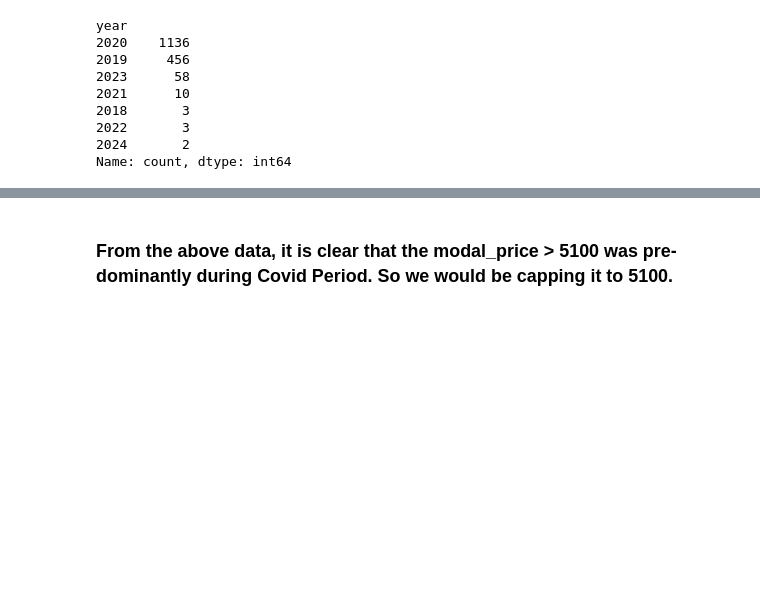
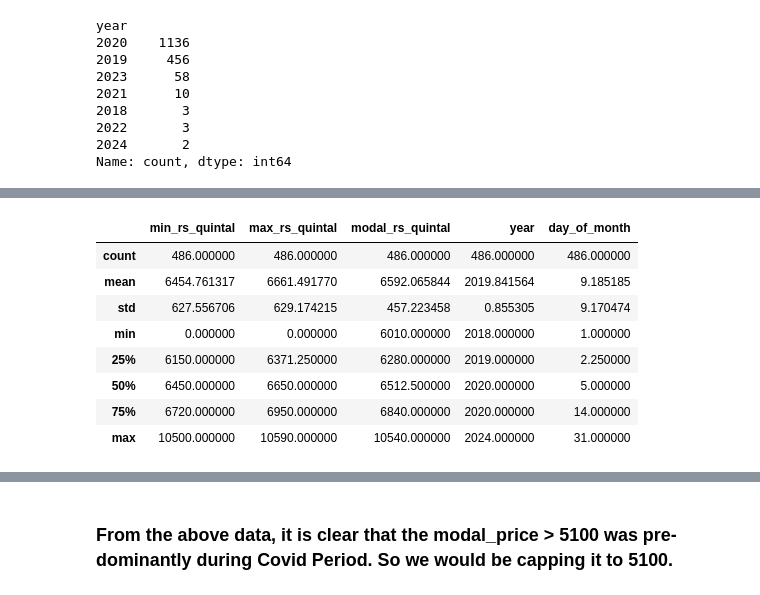
Before and after one commit to mashriram/sih_2024, a Jupyter notebook: src/02_pre_processing.ipynb, the cells around one changed output, grey strips where cells are left out. Cells and saved outputs as stored; diff of their text form; code cells hidden in the pictures; blank space fills up the shorter version.

```diff
--- a/src/forecasting.ipynb
+++ b/src/02_pre_processing.ipynb
@@ -149,0 +154,12 @@ up_5yrs[(up_5yrs['modal_rs_quintal'] > 3000) & (up_5yrs['commodity'] == 'Wheat')
+# %%
+up_5yrs[(up_5yrs['modal_rs_quintal'] > 6000) & (up_5yrs['commodity'] == 'Onion') & (up_5yrs['variety'] == "Red") ].describe()
+# %% [output]
+|  | min_rs_quintal | max_rs_quintal | modal_rs_quintal | year | day_of_month |
+| count | 486.000000 | 486.000000 | 486.000000 | 486.000000 | 486.000000 |
+| mean | 6454.761317 | 6661.491770 | 6592.065844 | 2019.841564 | 9.185185 |
+| std | 627.556706 | 629.174215 | 457.223458 | 0.855305 | 9.170474 |
+| min | 0.000000 | 0.000000 | 6010.000000 | 2018.000000 | 1.000000 |
+| 25% | 6150.000000 | 6371.250000 | 6280.000000 | 2019.000000 | 2.250000 |
+| 50% | 6450.000000 | 6650.000000 | 6512.500000 | 2020.000000 | 5.000000 |
+| 75% | 6720.000000 | 6950.000000 | 6840.000000 | 2020.000000 | 14.000000 |
+| max | 10500.000000 | 10590.000000 | 10540.000000 | 2024.000000 | 31.000000 |
```
Also changed, not shown: parts of 12 cells of this notebook, 9 other files.
